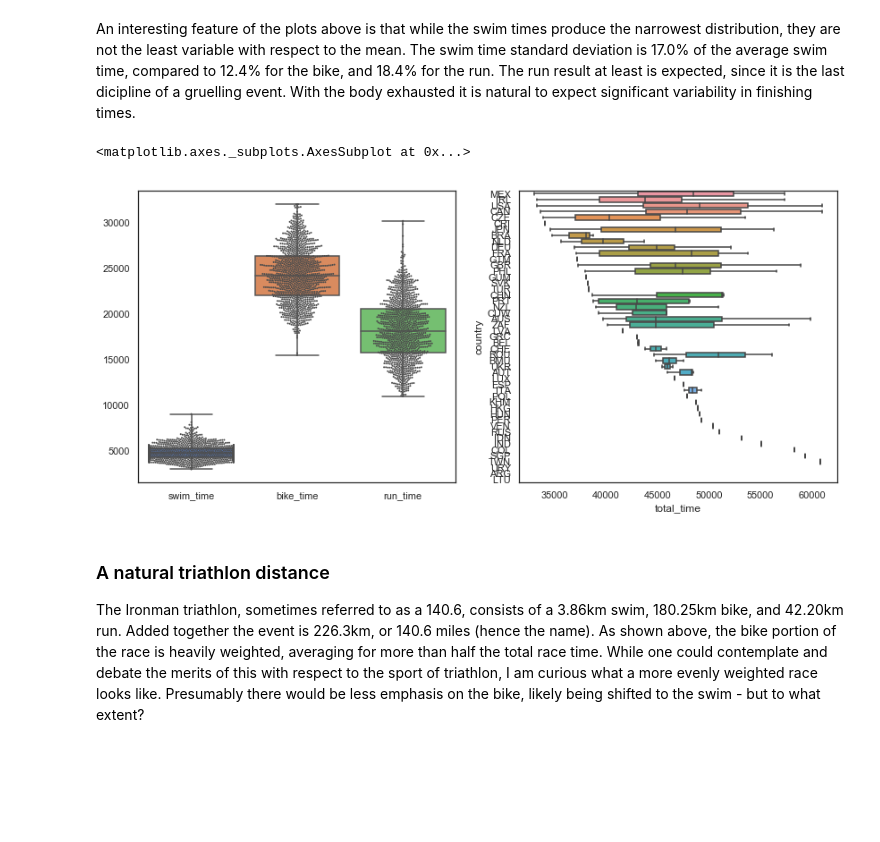
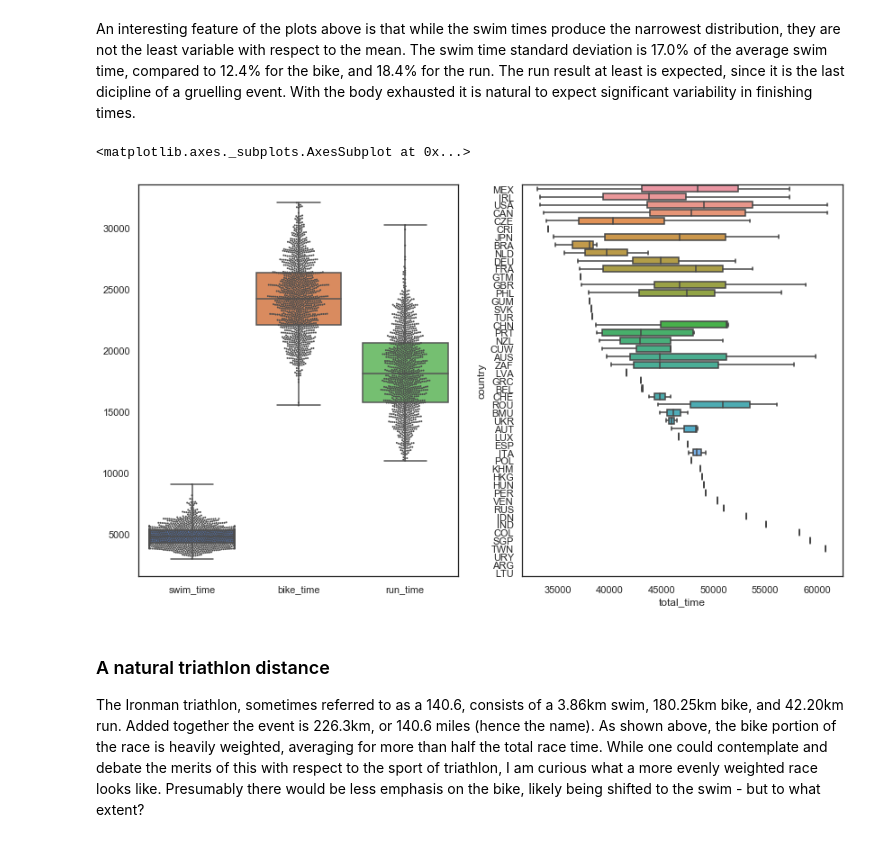
Before and after one commit to cpkm/ironman-scraper, a Jupyter notebook: ironman-analysis.ipynb, the cells around one changed output. Saved outputs shown, nothing was run; the diff lists cells and outputs as text; code cells hidden in the pictures; blank space fills up the shorter version.

```diff
--- a/ironman-analysis.ipynb
+++ b/ironman-analysis.ipynb
@@ -61,13 +63,13 @@ print([(np.mean(time), np.median(time.dropna()), np.std(time), np.std(time)/np.m
 # %% [markdown]
 An interesting feature of the plots above is that while the swim times produce the narrowest distribution, they are not the least variable with respect to the mean. The swim time standard deviation is 17.0% of the average swim time, compared to 12.4% for the bike, and 18.4% for the run. The run result at least is expected, since it is the last dicipline of a gruelling event. With the body exhausted it is natural to expect significant variability in finishing times.
 # %%
-f, ax = plt.subplots(1,2,figsize=(14, 6))
+f, ax = plt.subplots(1,2,figsize=(14, 8))
 sns.swarmplot(data=ad.iloc[:,12:15],size=2, color=".3", linewidth=0, ax=ax[0])
 sns.boxplot(data=ad.iloc[:,12:15], whis="range", ax=ax[0])
 sns.boxplot(x='total_time', y='country', data=ad, ax=ax[1])
 # %% [output]
 <matplotlib.axes._subplots.AxesSubplot at 0x...>
-[figure, old version]
+[figure, new version]
 # %% [markdown]
 ### A natural triathlon distance
 
```
Also changed, not shown: parts of 16 cells of this notebook.
